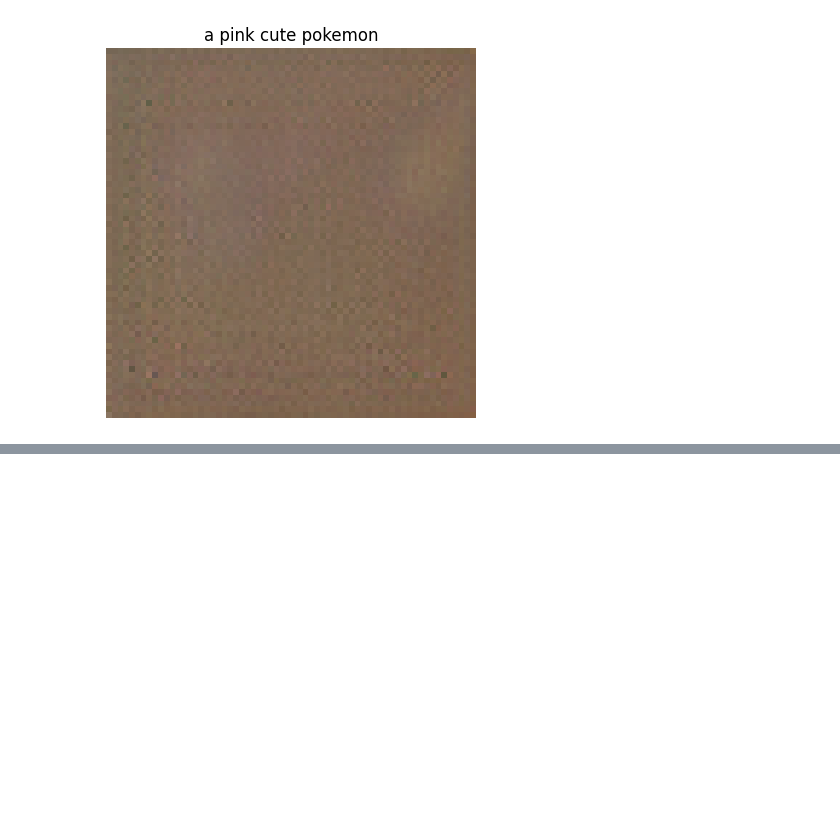
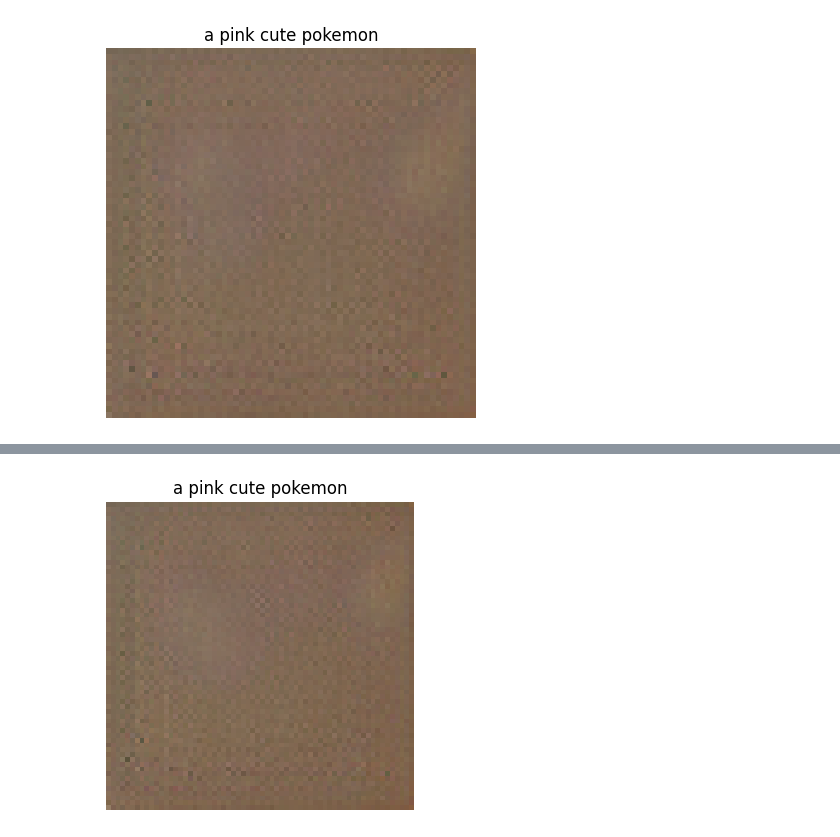
Before and after one commit to thaliaslsblla27-cpu/thalia_DPL, a Jupyter notebook: DL_LanjutanPer11_Thalia_Salsabilla_41236805.ipynb, the cells around one changed output, grey strips where cells are left out. Cells and saved outputs as stored; diff of their text form; code cells hidden in the pictures; blank space fills up the shorter version.

```diff
--- a/DL_LanjutanPer11_Thalia_Salsabilla_41236805.ipynb
+++ b/DL_LanjutanPer11_Thalia_Salsabilla_41236805.ipynb
@@ -178,3 +178,86 @@ Generating: a pink cute pokemon...
 Flax classes are deprecated and will be removed in Diffusers v1.0.0. We recommend migrating to PyTorch classes or pinning your version of Diffusers.
 Flax classes are deprecated and will be removed in Diffusers v1.0.0. We recommend migrating to PyTorch classes or pinning your version of Diffusers.
 [figure]
+# %%
+import os
+import numpy as np
+import matplotlib.pyplot as plt
+import tensorflow as tf
+from tensorflow import keras
+from tensorflow.keras import layers
+from datasets import load_dataset
+import torch
+
+# 1. Load Dataset
+print("Memuat dataset...")
+raw_dataset = load_dataset("reach-vb/pokemon-blip-captions", split="train")
+
+# 2. Text Preprocessing
+max_tokens = 5000
+seq_len = 20
+text_vectorizer = layers.TextVectorization(
+    max_tokens=max_tokens,
+    output_sequence_length=seq_len,
+)
+text_vectorizer.adapt([item['text'] for item in raw_dataset])
+
+def preprocess_fn(item):
+    # image = item['image'].convert("RGB").resize((64, 64))
+    # image = np.array(image) / 255.0 # Normalisasi 0-1 (No longer needed for target)
+    caption = item['text']
+    # Simulate visual tokens as the target, matching the model's output shape (1024)
+    simulated_visual_tokens = np.zeros(1024, dtype=np.float32) # Using zeros for placeholder
+    return caption, simulated_visual_tokens
+
+def gen():
+    for item in raw_dataset:
+        yield preprocess_fn(item)
+
+train_ds = tf.data.Dataset.from_generator(
+    gen,
+    output_signature=(
+        tf.TensorSpec(shape=(), dtype=tf.string),
+        tf.TensorSpec(shape=(1024,), dtype=tf.float32) # Updated shape for simulated visual tokens
+    )
+)
+train_ds = train_ds.map(lambda x, y: (text_vectorizer(x), y)).batch(16).prefetch(tf.data.AUTOTUNE)
+
+# 3. Arsitektur Model yang Diperbaiki
+embed_dim = 256
+vocab_size = max_tokens
+
+# Kita gunakan model yang lebih simpel agar tidak crash saat rendering
+inputs = layers.Input(shape=(seq_len,))
+x = layers.Embedding(vocab_size, embed_dim)(inputs)
+x = layers.GlobalAveragePooling1D()(x)
+outputs = layers.Dense(1024)(x) # Output simulasi latent tokens
+model = keras.Model(inputs, outputs)
+
+model.compile(optimizer="adam", loss="mse")
+
+# 4. Training Singkat
+print("Memulai Pelatihan...")
+model.fit(train_ds.take(5), epochs=2) # Ambil sedikit data agar cepat untuk demo
+
+# 5. Fungsi Generasi
+def generate_pokemon(prompt):
+    print(f"Generating: {prompt}...")
+    from diffusers import AutoencoderKL
+
+    # Simpan output tanpa widget interaktif agar GitHub tidak error
+    vae = AutoencoderKL.from_pretrained("runwayml/stable-diffusion-v1-5", subfolder="vae")
+    latent = torch.randn(1, 4, 8, 8) * 0.1
+    with torch.no_grad():
+        image = vae.decode(latent).sample
+
+    image = (image / 2 + 0.5).clamp(0, 1).cpu().permute(0, 2, 3, 1).numpy()[0]
+
+    plt.figure(figsize=(4,4))
+    plt.imshow(image)
+    plt.title(prompt)
+    plt.axis("off")
+    plt.show()
+
+# TEST
+generate_pokemon("a pink cute pokemon")
+# %% [output]
@@ -180,0 +272 @@ Flax classes are deprecated and will be removed in Diffusers v1.0.0. We recommen
+[figure, added]
```
Also changed, not shown: parts of 1 cell of this notebook.
